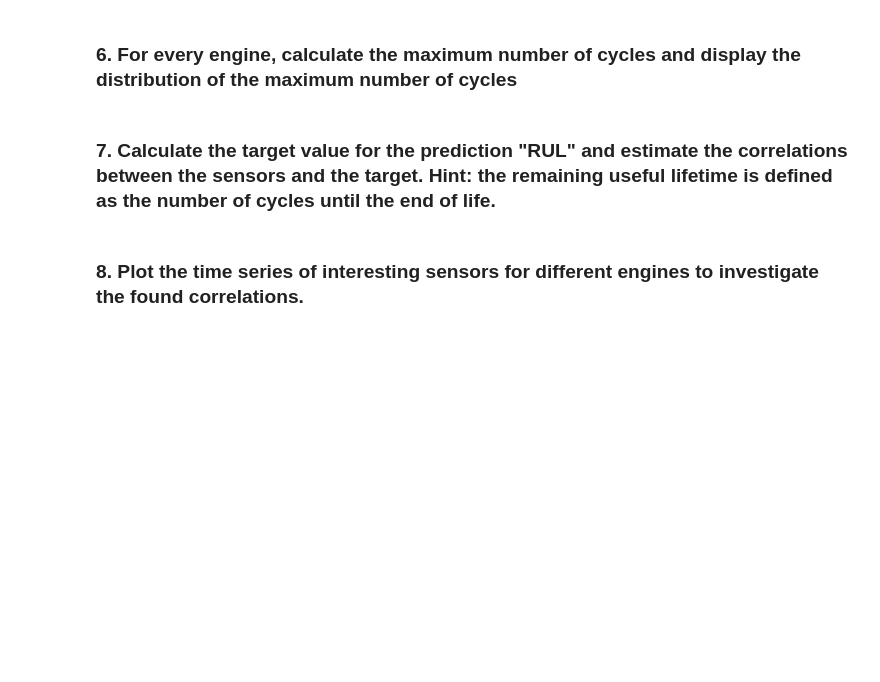
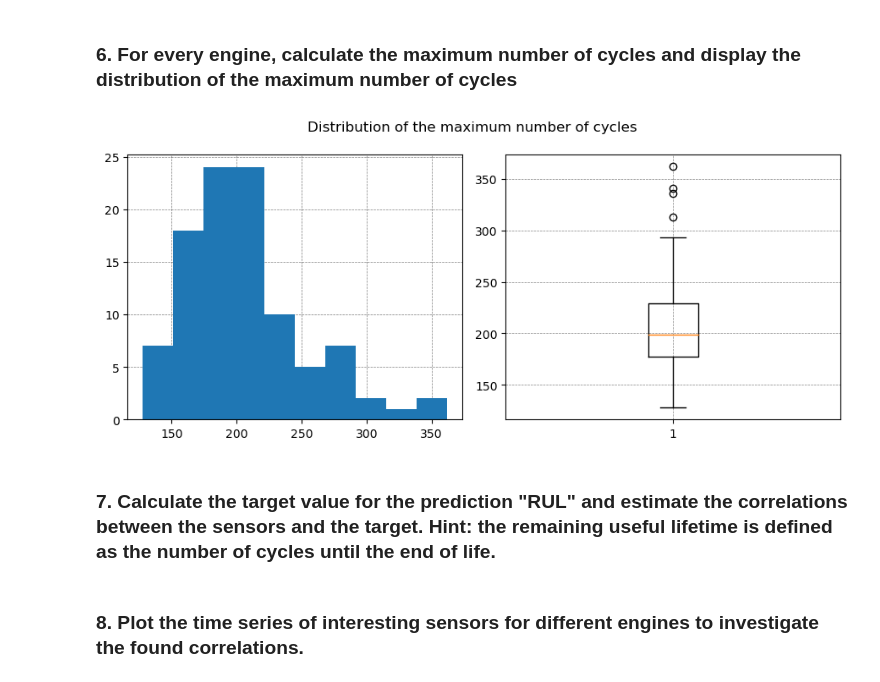
Before and after one commit to diyankacharov/ml_group_work-, a Jupyter notebook: Task/Data_Understanding_Task.ipynb, the cells around one changed output. Cells and saved outputs as stored; diff of their text form; code cells hidden in the pictures; blank space fills up the shorter version.

```diff
--- a/Task/Data_Understanding_Task.ipynb
+++ b/Task/Data_Understanding_Task.ipynb
@@ -118,3 +151,18 @@ SyntaxError: invalid syntax (1891091513.py, line 3)
+# %%
+fig_rul = plt.figure(figsize=(9, 4))
+
+plt.subplot(1, 2, 1)
+plt.hist(max_cycle_data['Max Cycle'])
+
+plt.subplot(1, 2, 2)
+plt.boxplot(max_cycle_data['Max Cycle'])
+
+plt.suptitle('Distribution of the maximum number of cycles')
+
+plt.tight_layout()
+plt.show()
+# %% [output]
+[figure, added]
 # %% [markdown]
 ### 7. Calculate the target value for the prediction "RUL" and estimate the correlations between the sensors and the target. Hint: the remaining useful lifetime is defined as the number of cycles until the end of life.
 # %% [markdown]
```
Also changed, not shown: parts of 7 cells of this notebook.
